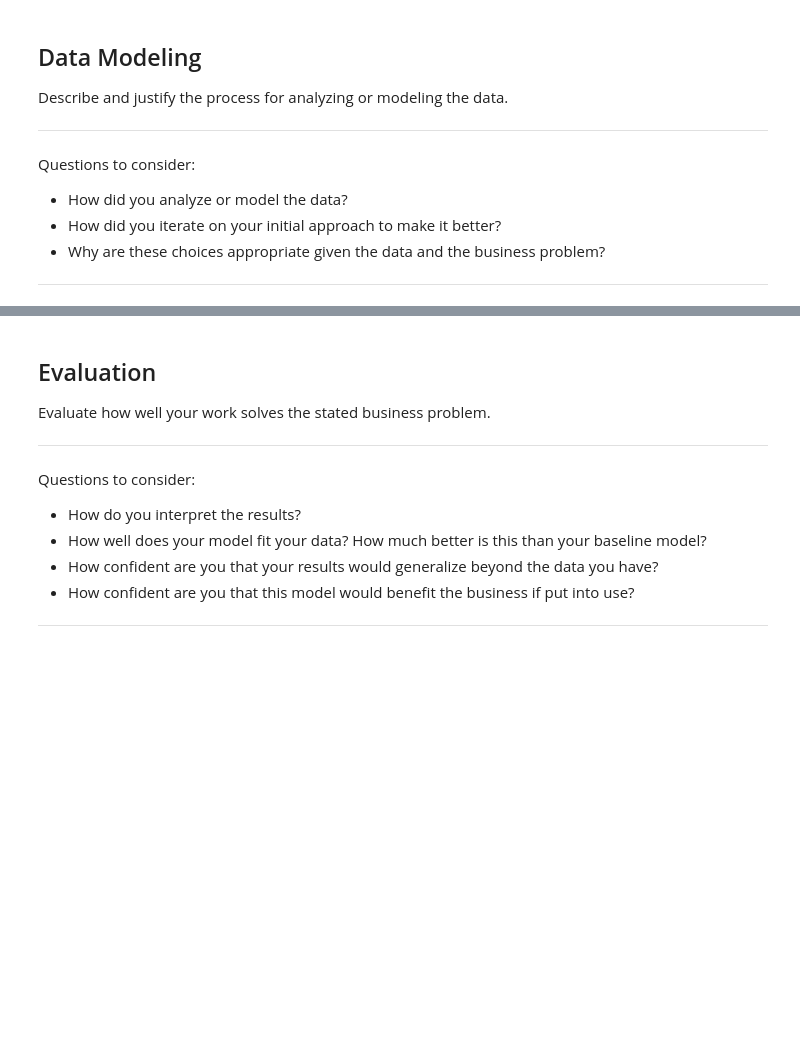
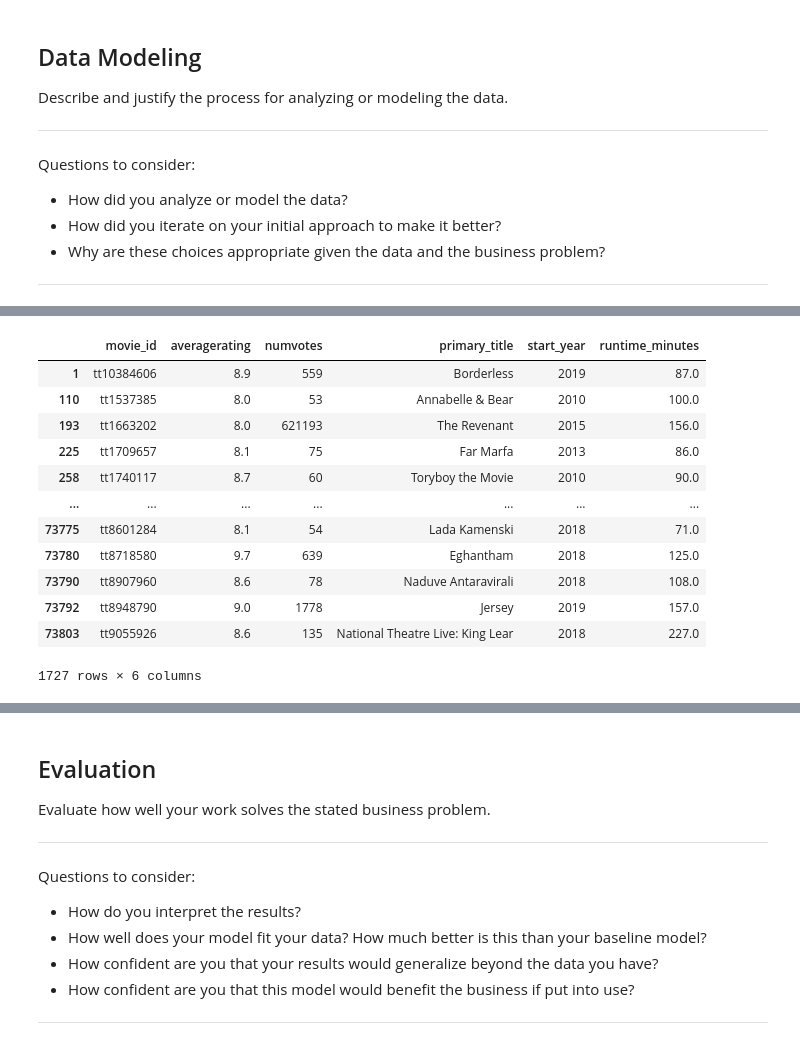
Before and after one commit to fetterollie/Microsoft-Movie-Analysis, a Jupyter notebook: dsc-phase1-project-template - MD_Copy.ipynb, the cells around one changed output, grey strips where cells are left out. Saved outputs shown, nothing was run; the diff lists cells and outputs as text; code cells hidden in the pictures; blank space fills up the shorter version.

```diff
--- a/dsc-phase1-project-template - MD_Copy.ipynb
+++ b/dsc-phase1-project-template - MD_Copy.ipynb
@@ -432,7 +441,7 @@ movies_with_ratings.head()
 # %% [markdown]
 Find the median number of votes in the remaining data set
 # %%
-median_votes = movies_with_ratings['numvotes'].median()
+median_votes = movies_with_ratings_clean['numvotes'].median()
 median_votes
 # %% [output]
 49.0
@@ -472,0 +517,17 @@ Questions to consider:
+# %%
+main_data_dropna_best_rated = main_data_dropna.loc[(main_data_dropna['averagerating'] >= 8.0) & (main_data_dropna['runtime_minutes'] < 250)]
+main_data_dropna_best_rated
+# %% [output]
+|  | movie_id | averagerating | numvotes | primary_title | start_year | runtime_minutes |
+| 1 | tt10384606 | 8.9 | 559 | Borderless | 2019 | 87.0 |
+| 110 | tt1537385 | 8.0 | 53 | Annabelle & Bear | 2010 | 100.0 |
+| 193 | tt1663202 | 8.0 | 621193 | The Revenant | 2015 | 156.0 |
+| 225 | tt1709657 | 8.1 | 75 | Far Marfa | 2013 | 86.0 |
+| 258 | tt1740117 | 8.7 | 60 | Toryboy the Movie | 2010 | 90.0 |
+| ... | ... | ... | ... | ... | ... | ... |
+| 73775 | tt8601284 | 8.1 | 54 | Lada Kamenski | 2018 | 71.0 |
+| 73780 | tt8718580 | 9.7 | 639 | Eghantham | 2018 | 125.0 |
+| 73790 | tt8907960 | 8.6 | 78 | Naduve Antaravirali | 2018 | 108.0 |
+| 73792 | tt8948790 | 9.0 | 1778 | Jersey | 2019 | 157.0 |
+| 73803 | tt9055926 | 8.6 | 135 | National Theatre Live: King Lear | 2018 | 227.0 |
+1727 rows × 6 columns
```
Also changed, not shown: parts of 22 cells of this notebook.
